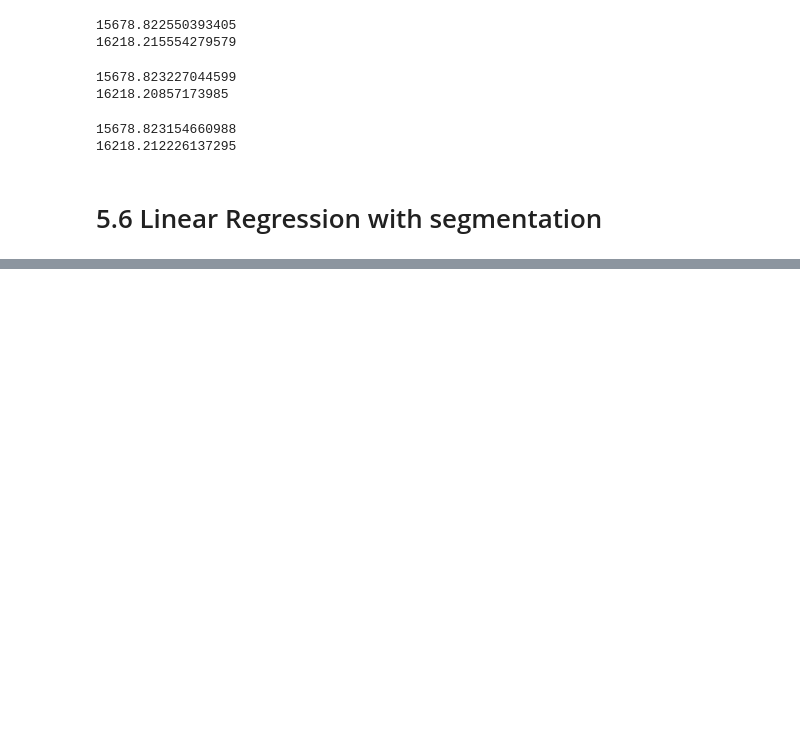
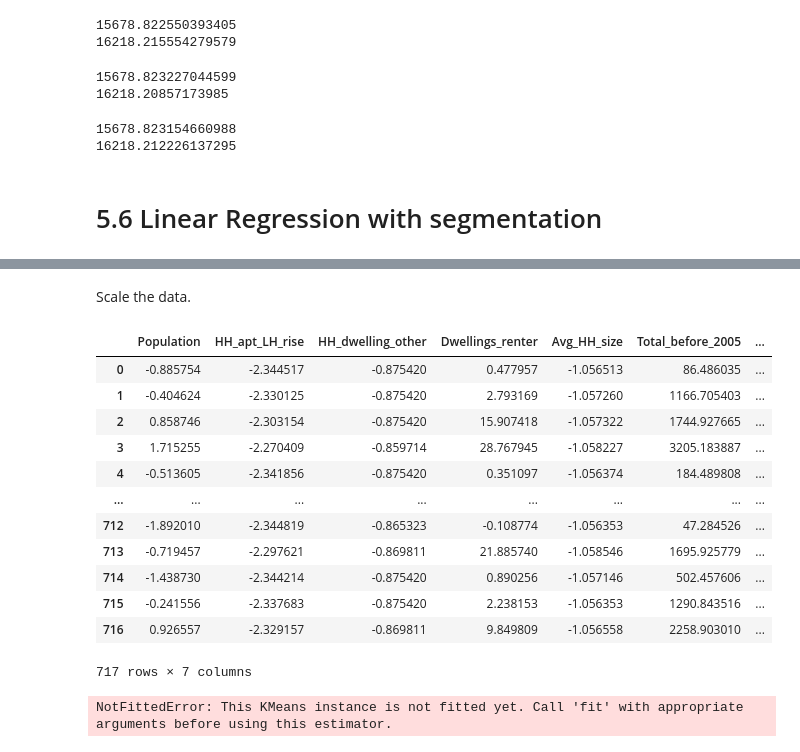
Before and after one commit to MiracleSkyHawk/RSM8413_FGA, a Jupyter notebook: RSM8413_FGA_3cluster_no_percentage-Copy1.ipynb, the cells around one changed output, grey strips where cells are left out. Drawn from its saved outputs; the diff is of its cells as text; code cells hidden in the pictures; blank space fills up the shorter version.

```diff
--- a/RSM8413_FGA_3cluster_no_percentage-Copy1.ipynb
+++ b/RSM8413_FGA_3cluster_no_percentage-Copy1.ipynb
@@ -1438,0 +1423,3 @@ scaled_no_inc_df.head()
+# %%
+test_df.columns = new_test_col_names
+test_df.head()
@@ -1438,0 +1442,10 @@ scaled_no_inc_df.head()
+# %%
+# drop rows with households equal 0.
+test_df.drop(test_df[test_df['Households']==0].index, inplace=True)
+
+test_df['Avg_HH_size'] = test_df['Population']/test_df['Households']
+
+#Bucket construction before 2000
+test_df['Total_before_2005'] = test_df['HH_1981_1990'] + test_df['HH_1961_1980'] + test_df['HH_before_1961']
+
+test_df['HH_not_tenure'] = test_df['Households']-test_df['HH_tenure']
@@ -1438,0 +1476,2 @@ scaled_no_inc_df.head()
+# %% [markdown]
+Scale the data.
@@ -1438,0 +1481,33 @@ scaled_no_inc_df.head()
+# %%
+test_df['Median_income'] = 0
+# %%
+scaled_test_df = kmeans_scaler.transform(test_df)
+# %%
+scaled_test_df = pd.DataFrame(scaled_test_df)
+scaled_test_df.columns = test_df.columns
+scaled_test_df.drop(columns = ['Median_income'], inplace = True)
+scaled_test_df
+# %% [output]
+|  | Population | HH_apt_LH_rise | HH_dwelling_other | Dwellings_renter | Avg_HH_size | Total_before_2005 | ... |
+| 0 | -0.885754 | -2.344517 | -0.875420 | 0.477957 | -1.056513 | 86.486035 | ... |
+| 1 | -0.404624 | -2.330125 | -0.875420 | 2.793169 | -1.057260 | 1166.705403 | ... |
+| 2 | 0.858746 | -2.303154 | -0.875420 | 15.907418 | -1.057322 | 1744.927665 | ... |
+| 3 | 1.715255 | -2.270409 | -0.859714 | 28.767945 | -1.058227 | 3205.183887 | ... |
+| 4 | -0.513605 | -2.341856 | -0.875420 | 0.351097 | -1.056374 | 184.489808 | ... |
+| ... | ... | ... | ... | ... | ... | ... | ... |
+| 712 | -1.892010 | -2.344819 | -0.865323 | -0.108774 | -1.056353 | 47.284526 | ... |
+| 713 | -0.719457 | -2.297621 | -0.869811 | 21.885740 | -1.058546 | 1695.925779 | ... |
+| 714 | -1.438730 | -2.344214 | -0.875420 | 0.890256 | -1.057146 | 502.457606 | ... |
+| 715 | -0.241556 | -2.337683 | -0.875420 | 2.238153 | -1.056353 | 1290.843516 | ... |
+| 716 | 0.926557 | -2.329157 | -0.869811 | 9.849809 | -1.056558 | 2258.903010 | ... |
+717 rows × 7 columns
+# %%
+np.random.seed(seed)
+K_Mean_for_pred = KMeans(n_clusters = cluster_number)
+
+# Fit model to scaled_df
+K_Mean_for_pred.predict(scaled_test_df)
+
+test_df['Cluster'] = K_Mean_for_pred.labels_
+# %% [output]
+NotFittedError: This KMeans instance is not fitted yet. Call 'fit' with appropriate arguments before using this estimator.
```
Also changed, not shown: parts of 56 cells of this notebook.
